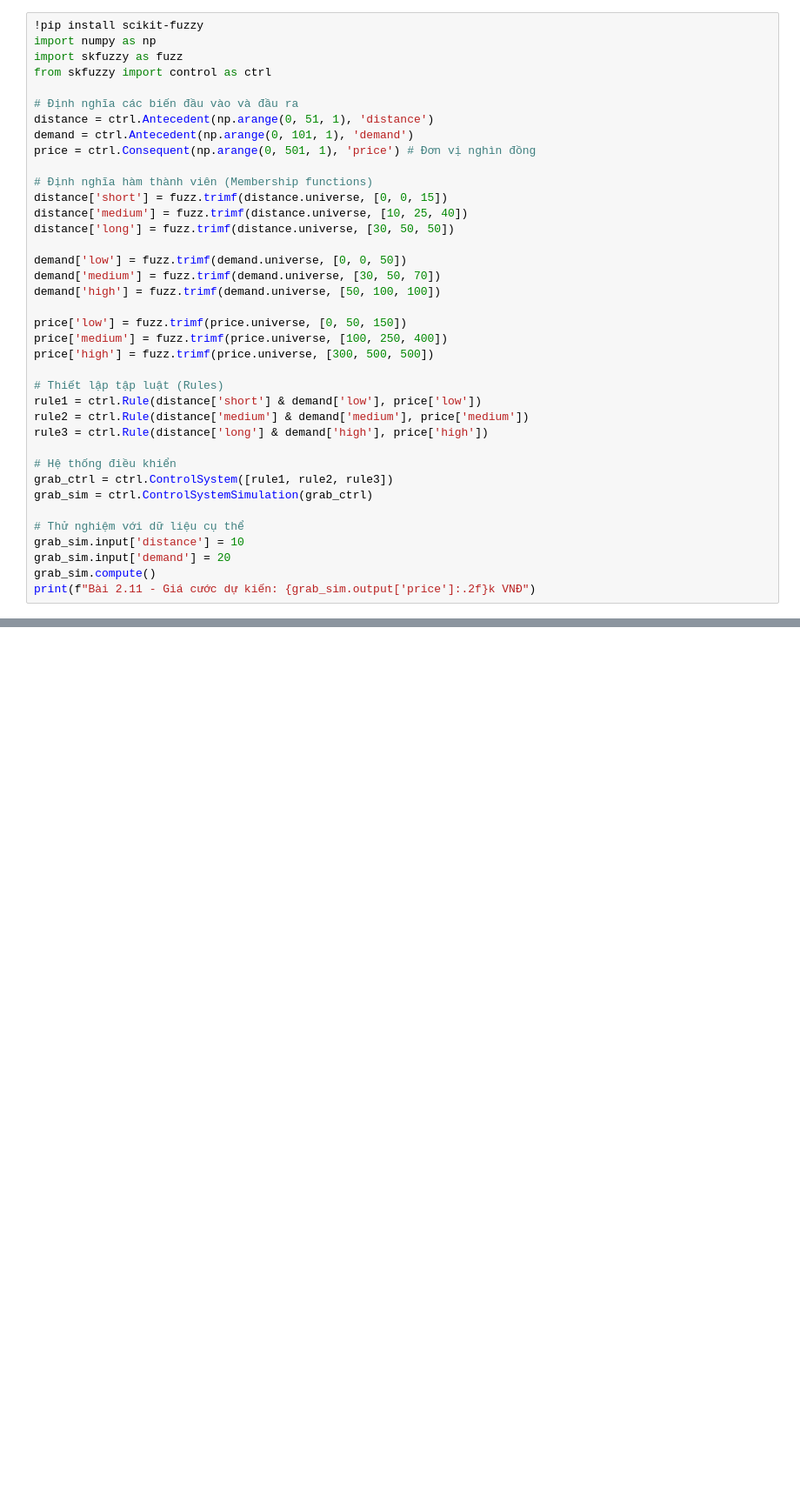
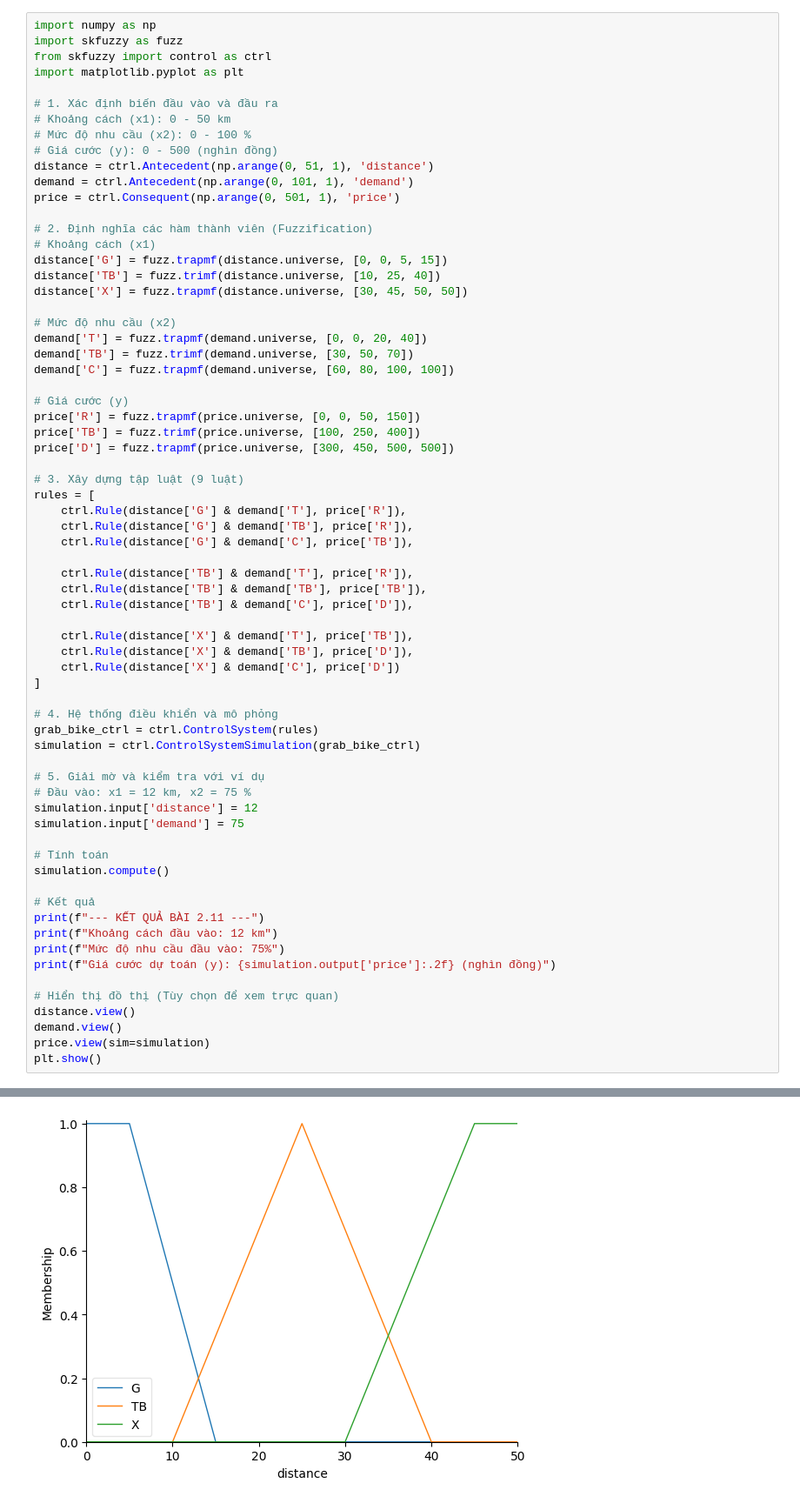
Before and after one commit to lenguyen31241026402-droid/bt-al-2, a Jupyter notebook: BT_Al_2ipynb.ipynb, the cells around one changed output, grey strips where cells are left out. Shown at 87% size. Cells and saved outputs as stored; diff of their text form; blank space fills up the shorter version.

```diff
--- a/BT_Al_2ipynb.ipynb
+++ b/BT_Al_2ipynb.ipynb
@@ -1,41 +1,71 @@
 # %% [markdown]
 <a href="https://colab.research.google.com/github/lenguyen31241026402-droid/bt-al-2/blob/main/BT_Al_2ipynb.ipynb" target="_parent"><img src="https://colab.research.google.com/assets/colab-badge.svg" alt="Open In Colab"/></a>
 # %%
-!pip install scikit-fuzzy
 import numpy as np
 import skfuzzy as fuzz
 from skfuzzy import control as ctrl
+import matplotlib.pyplot as plt
 
-# Định nghĩa các biến đầu vào và đầu ra
+# 1. Xác định biến đầu vào và đầu ra
+# Khoảng cách (x1): 0 - 50 km
+# Mức độ nhu cầu (x2): 0 - 100 %
+# Giá cước (y): 0 - 500 (nghìn đồng)
 distance = ctrl.Antecedent(np.arange(0, 51, 1), 'distance')
 demand = ctrl.Antecedent(np.arange(0, 101, 1), 'demand')
-price = ctrl.Consequent(np.arange(0, 501, 1), 'price') # Đơn vị nghìn đồng
+price = ctrl.Consequent(np.arange(0, 501, 1), 'price')
 
-# Định nghĩa hàm thành viên (Membership functions)
-distance['short'] = fuzz.trimf(distance.universe, [0, 0, 15])
-distance['medium'] = fuzz.trimf(distance.universe, [10, 25, 40])
-distance['long'] = fuzz.trimf(distance.universe, [30, 50, 50])
+# 2. Định nghĩa các hàm thành viên (Fuzzification)
+# Khoảng cách (x1)
+distance['G'] = fuzz.trapmf(distance.universe, [0, 0, 5, 15])
+distance['TB'] = fuzz.trimf(distance.universe, [10, 25, 40])
+distance['X'] = fuzz.trapmf(distance.universe, [30, 45, 50, 50])
 
-demand['low'] = fuzz.trimf(demand.universe, [0, 0, 50])
-demand['medium'] = fuzz.trimf(demand.universe, [30, 50, 70])
-demand['high'] = fuzz.trimf(demand.universe, [50, 100, 100])
+# Mức độ nhu cầu (x2)
+demand['T'] = fuzz.trapmf(demand.universe, [0, 0, 20, 40])
+demand['TB'] = fuzz.trimf(demand.universe, [30, 50, 70])
+demand['C'] = fuzz.trapmf(demand.universe, [60, 80, 100, 100])
 
-price['low'] = fuzz.trimf(price.universe, [0, 50, 150])
-price['medium'] = fuzz.trimf(price.universe, [100, 250, 400])
-price['high'] = fuzz.trimf(price.universe, [300, 500, 500])
+# Giá cước (y)
+price['R'] = fuzz.trapmf(price.universe, [0, 0, 50, 150])
+price['TB'] = fuzz.trimf(price.universe, [100, 250, 400])
+price['D'] = fuzz.trapmf(price.universe, [300, 450, 500, 500])
 
-# Thiết lập tập luật (Rules)
-rule1 = ctrl.Rule(distance['short'] & demand['low'], price['low'])
-rule2 = ctrl.Rule(distance['medium'] & demand['medium'], price['medium'])
-rule3 = ctrl.Rule(distance['long'] & demand['high'], price['high'])
+# 3. Xây dựng tập luật (9 luật)
+rules = [
+    ctrl.Rule(distance['G'] & demand['T'], price['R']),
+    ctrl.Rule(distance['G'] & demand['TB'], price['R']),
+    ctrl.Rule(distance['G'] & demand['C'], price['TB']),
 
-# Hệ thống điều khiển
-grab_ctrl = ctrl.ControlSystem([rule1, rule2, rule3])
-grab_sim = ctrl.ControlSystemSimulation(grab_ctrl)
+    ctrl.Rule(distance['TB'] & demand['T'], price['R']),
+    ctrl.Rule(distance['TB'] & demand['TB'], price['TB']),
+    ctrl.Rule(distance['TB'] & demand['C'], price['D']),
 
-# Thử nghiệm với dữ liệu cụ thể
-grab_sim.input['distance'] = 10
-grab_sim.input['demand'] = 20
-grab_sim.compute()
-print(f"Bài 2.11 - Giá cước dự kiến: {grab_sim.output['price']:.2f}k VNĐ")
+    ctrl.Rule(distance['X'] & demand['T'], price['TB']),
+    ctrl.Rule(distance['X'] & demand['TB'], price['D']),
+    ctrl.Rule(distance['X'] & demand['C'], price['D'])
+]
+
+# 4. Hệ thống điều khiển và mô phỏng
+grab_bike_ctrl = ctrl.ControlSystem(rules)
+simulation = ctrl.ControlSystemSimulation(grab_bike_ctrl)
+
+# 5. Giải mờ và kiểm tra với ví dụ
+# Đầu vào: x1 = 12 km, x2 = 75 %
+simulation.input['distance'] = 12
+simulation.input['demand'] = 75
+
+# Tính toán
+simulation.compute()
+
+# Kết quả
+print(f"--- KẾT QUẢ BÀI 2.11 ---")
+print(f"Khoảng cách đầu vào: 12 km")
+print(f"Mức độ nhu cầu đầu vào: 75%")
+print(f"Giá cước dự toán (y): {simulation.output['price']:.2f} (nghìn đồng)")
+
+# Hiển thị đồ thị (Tùy chọn để xem trực quan)
+distance.view()
+demand.view()
+price.view(sim=simulation)
+plt.show()
 # %% [output]
@@ -47,0 +76 @@ Bài 2.11 - Giá cước dự kiến: 71.11k VNĐ
+[figure, added]
```
Also changed, not shown: parts of 6 cells of this notebook.
